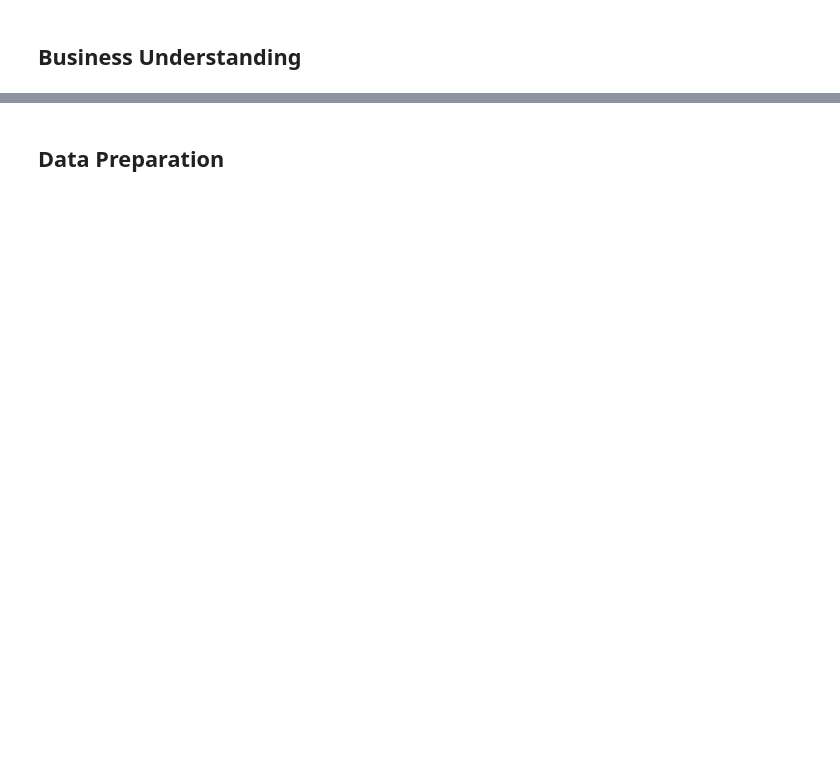
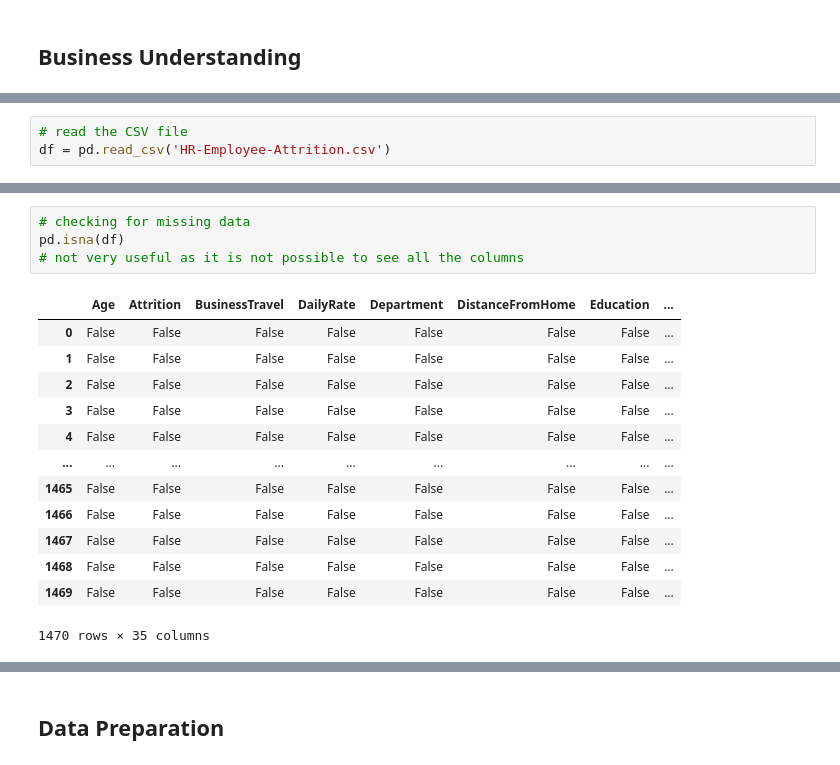
Before and after one commit to kjonina/Employee-Attrition, a Jupyter notebook: c00278440_assignment.ipynb, the cells around one changed output, grey strips where cells are left out. Saved outputs shown, nothing was run; the diff lists cells and outputs as text; blank space fills up the shorter version.

```diff
--- a/c00278440_assignment.ipynb
+++ b/c00278440_assignment.ipynb
@@ -20,0 +33,3 @@ Following the CRISP-M model
+# %%
+# read the CSV file
+df = pd.read_csv('HR-Employee-Attrition.csv')
@@ -20,0 +121,18 @@ Following the CRISP-M model
+# %%
+# checking for missing data
+pd.isna(df)
+# not very useful as it is not possible to see all the columns
+# %% [output]
+|  | Age | Attrition | BusinessTravel | DailyRate | Department | DistanceFromHome | Education | ... |
+| 0 | False | False | False | False | False | False | False | ... |
+| 1 | False | False | False | False | False | False | False | ... |
+| 2 | False | False | False | False | False | False | False | ... |
+| 3 | False | False | False | False | False | False | False | ... |
+| 4 | False | False | False | False | False | False | False | ... |
+| ... | ... | ... | ... | ... | ... | ... | ... | ... |
+| 1465 | False | False | False | False | False | False | False | ... |
+| 1466 | False | False | False | False | False | False | False | ... |
+| 1467 | False | False | False | False | False | False | False | ... |
+| 1468 | False | False | False | False | False | False | False | ... |
+| 1469 | False | False | False | False | False | False | False | ... |
+1470 rows × 35 columns
```
Also changed, not shown: parts of 33 cells of this notebook, 1 other file.
